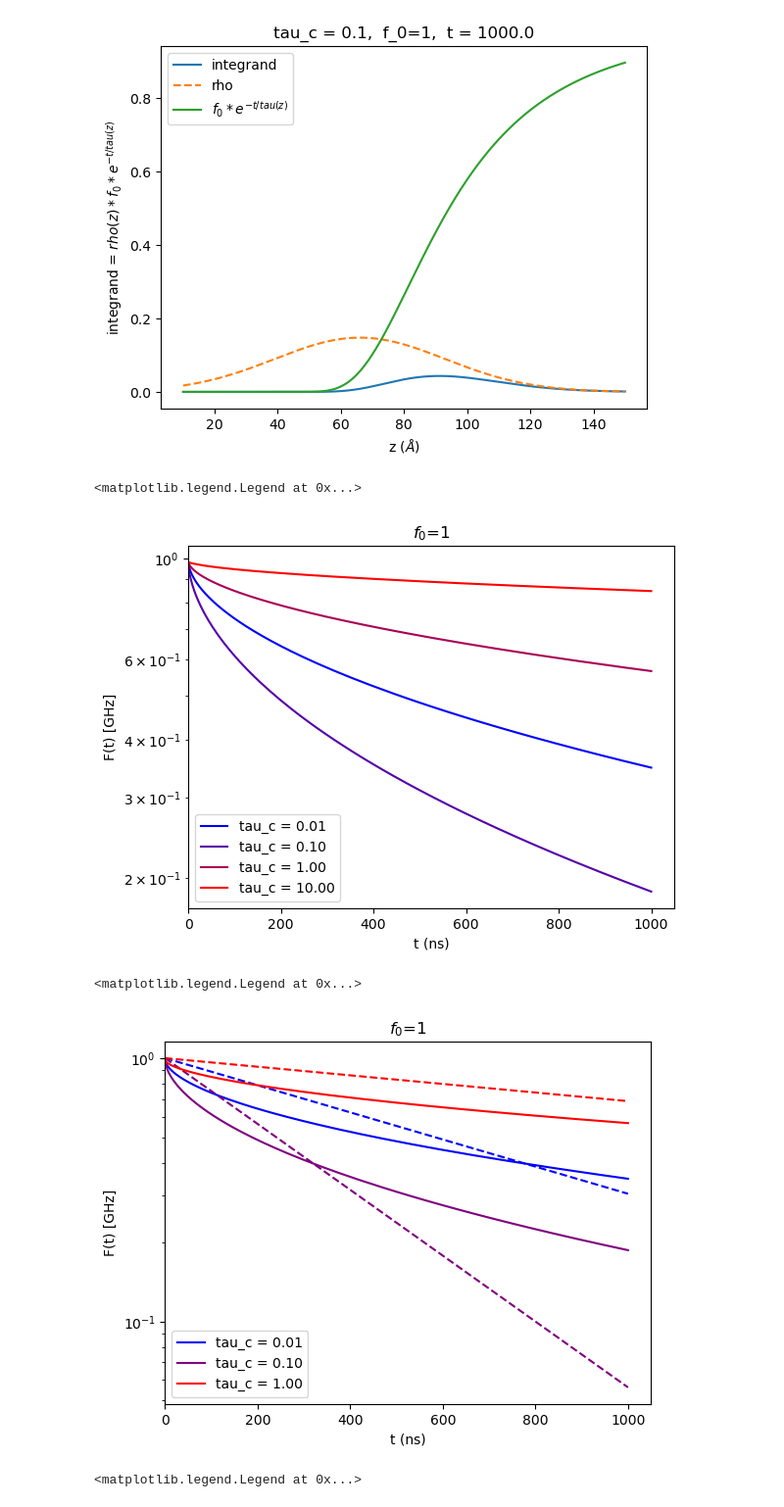
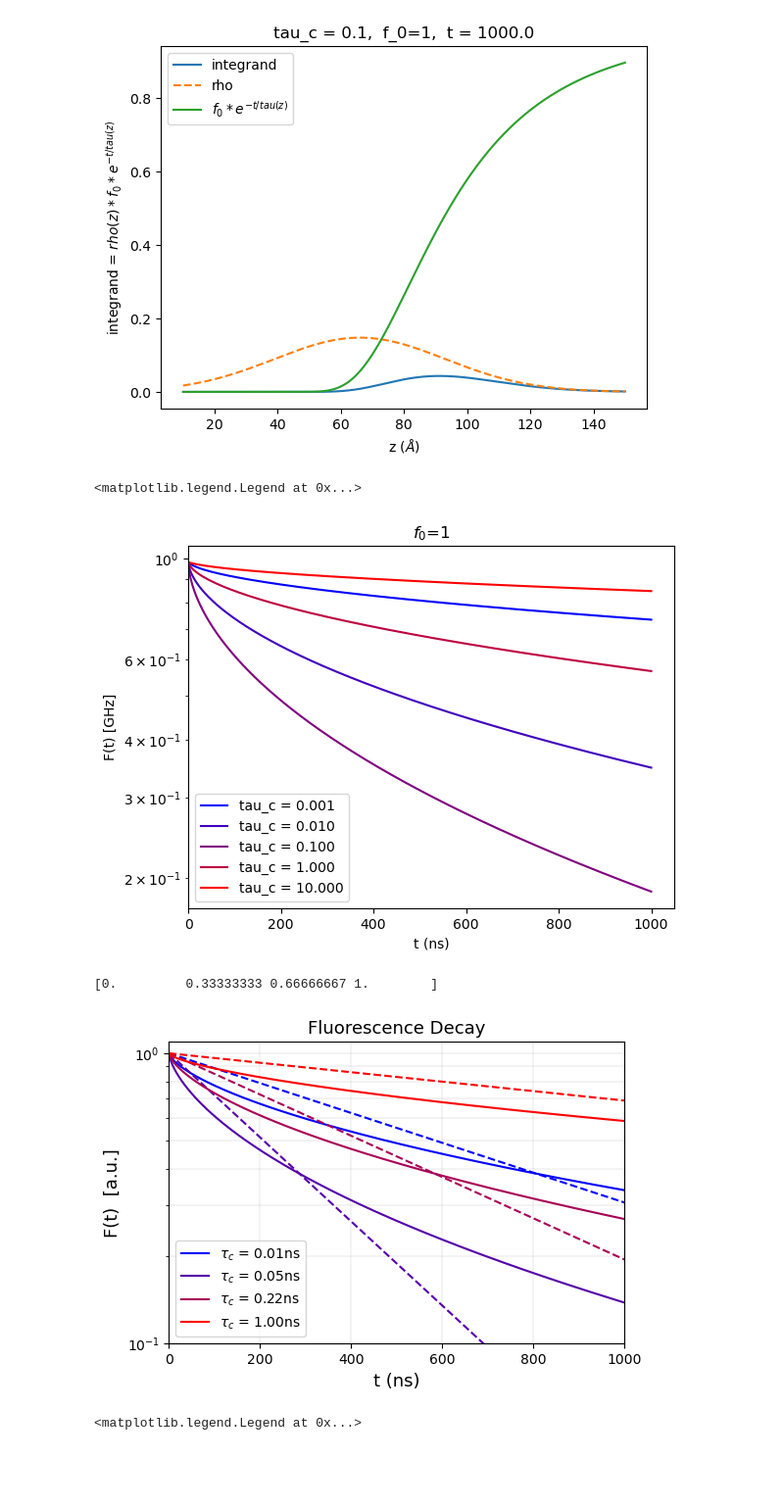
Before and after one commit to giusSacco/Thesis, a Jupyter notebook: Code/RACF/numerical_integral.ipynb, the cells around one changed output. Shown at 98% size. Cells and saved outputs as stored; diff of their text form; code cells hidden in the pictures; blank space fills up the shorter version.

Commit message:
Definitive version of heatmaps and fluorescence decay

```diff
--- a/Code/RACF/numerical_integral.ipynb
+++ b/Code/RACF/numerical_integral.ipynb
@@ -160,15 +160,16 @@ plt.legend()
 <matplotlib.legend.Legend at 0x...>
 [figure]
 # %%
-t_values =np.logspace(-2,3,200)       # Plots 200 points spaced evenly on a log scale from t = 10^-2 to 10^3
-tau_c_values = np.logspace(-2,0,6)
+t_values =np.logspace(-2,3,10000)       # Plots 200 points spaced evenly on a log scale from t = 10^-2 to 10^3
+tau_c_values = np.logspace(-2,0,5)
 colors=np.linspace(0,1,len(tau_c_values))
+import os
 for tau_c, color_ in zip(tau_c_values, colors):
     integral = []
     for t_ in t_values:
         integral.append(simpson(integrand(z_values, t = t_, tau_c=tau_c, n=n), z_values))
-    a = np.array(integral)
-    np.savetxt(f'F_t_{tau_c:.2f}.txt', a)
+    '''data_ = np.append(t_values,np.array(integral)).reshape((2,len(t_values))).transpose()
+    np.savetxt(os.path.join('Figures',f'F_t_{tau_c:.3f}_neutral.txt'), data_)'''
     plt.plot(t_values, integral, label=f'tau_c = {tau_c:.2f}', color=(color_,0,1-color_))
 
 
@@ -275,49 +276,62 @@ plt.legend()
 [figure]
 # %%
 # Plot F(t) for different values of tau_c
-t_values =np.logspace(-2,3,200)       # Plots 200 points spaced evenly on a log scale from t = 10^-2 to 10^3
-tau_c_values = np.logspace(-2,1,4)
+t_values =np.logspace(-2,3,1000)       # Plots 200 points spaced evenly on a log scale from t = 10^-2 to 10^3
+tau_c_values = np.logspace(-3,1,5)
 colors=np.linspace(0,1,len(tau_c_values))
 for tau_c, color_ in zip(tau_c_values, colors):
     integral = []
     for t_ in t_values:
         integral.append(simpson(integrand(z_values, t = t_, tau_c=tau_c, charged = True), z_values))
-    plt.plot(t_values, integral, label=f'tau_c = {tau_c:.2f}', color=(color_,0,1-color_))
+    plt.plot(t_values, integral, label=f'tau_c = {tau_c:.3f}', color=(color_,0,1-color_))
 
 plt.title(f'$f_0$={f_0}')
+from matplotlib.ticker import (MultipleLocator,
+                               FormatStrFormatter,
+                               AutoMinorLocator)
 plt.xlabel('t (ns)')
 plt.ylabel('F(t) [GHz]')
 plt.yscale('log')
+
 #plt.xscale('log')
 plt.xlim(0, None)
 plt.legend()
 #plt.ylim(0, None)
 # %% [output]
 <matplotlib.legend.Legend at 0x...>
-[figure, old version]
+[figure, new version]
 # %%
 # Plot F(t) for different values of tau_c
-t_values =np.logspace(-2,3,200)       # Plots 200 points spaced evenly on a log scale from t = 10^-2 to 10^3
-tau_c_values = np.logspace(-2,0,3)
-colors=np.linspace(0,1,len(tau_c_values))
+t_values =np.logspace(-2,3,1000)       # Plots 200 points spaced evenly on a log scale from t = 10^-2 to 10^3
+tau_c_values = np.logspace(-2,0,4)
+colors=np.linspace(0,1,len(tau_c_values), endpoint=True)
+print(colors)
+fig, ax = plt.subplots(figsize=(6,4))
+ax.yaxis.set_major_formatter(FormatStrFormatter('% 2.2f'))
 for tau_c, color_ in zip(tau_c_values, colors):
     integral = []
     for t_ in t_values:
-        integral.append(simpson(integrand(z_values, t = t_, tau_c=tau_c, charged = True), z_values))
-    plt.plot(t_values, integral, label=f'tau_c = {tau_c:.2f}', color=(color_,0,1-color_))
-    plt.plot(t_values, np.exp(-t_values*one_over_tau_charged(6.6,tau_c=tau_c, sigma = 5.27e-5, one_over_T_1_int = .5e-6)), linestyle = '--',  color=(color_,0,1-color_))
+        integral.append(simpson(integrand(z_values, t = t_, tau_c=tau_c, charged = True, sig=2.2), z_values))
+    ax.plot(t_values, integral, label=r'$\tau_c$'+f' = {tau_c:.2f}ns', color=(color_,0,1-color_))
+    ax.plot(t_values, np.exp(-t_values*one_over_tau_charged(6.6,tau_c=tau_c, sigma = 5.27e-5, one_over_T_1_int = .5e-6)), linestyle = '--',  color=(color_,0,1-color_))
+    '''data_ = np.append(t_values,np.array(integral)).reshape((2,len(t_values))).transpose()
+    np.savetxt(os.path.join('Figures',f'F_t_{tau_c:.3f}_charged.txt'), data_)'''
+ax.set_title('Fluorescence Decay', size = 13)
+ax.set_xlabel('t (ns)', size = 13)
+ax.set_ylabel('F(t)  [a.u.]', size = 13)
+ax.set_yscale('log')
+#ax.xscale('log')
+ax.set_xlim(0, 1000)
+ax.set_ylim(.1, 1.1)
+ax.legend()
+ax.minorticks_on
+ax.grid(True, which='both', linewidth = .2)
 
-plt.title(f'$f_0$={f_0}')
-plt.xlabel('t (ns)')
-plt.ylabel('F(t) [GHz]')
-plt.yscale('log')
-#plt.xscale('log')
-plt.xlim(0, None)
-plt.legend()
-#plt.ylim(0, None)
+plt.savefig('F_t_charged.png', bbox_inches='tight', which='both')
+#ax.ylim(0, None)
 # %% [output]
-<matplotlib.legend.Legend at 0x...>
+[0.         0.33333333 0.66666667 1.        ]
-[figure, old version]
+[figure, new version]
 # %%
 # Plot F(t) for different values of tau_c
 t_values =np.logspace(-2,3,200)       # Plots 200 points spaced evenly on a log scale from t = 10^-2 to 10^3
```
Also changed, not shown: parts of 1 cell of this notebook, 6 other files.
